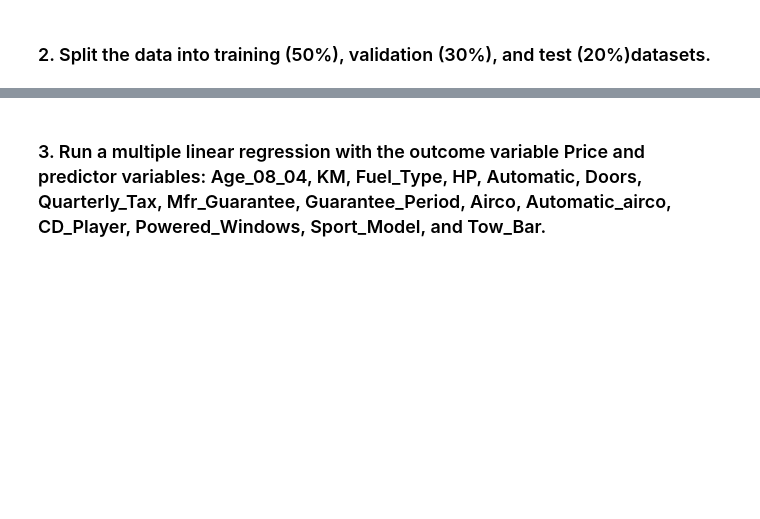
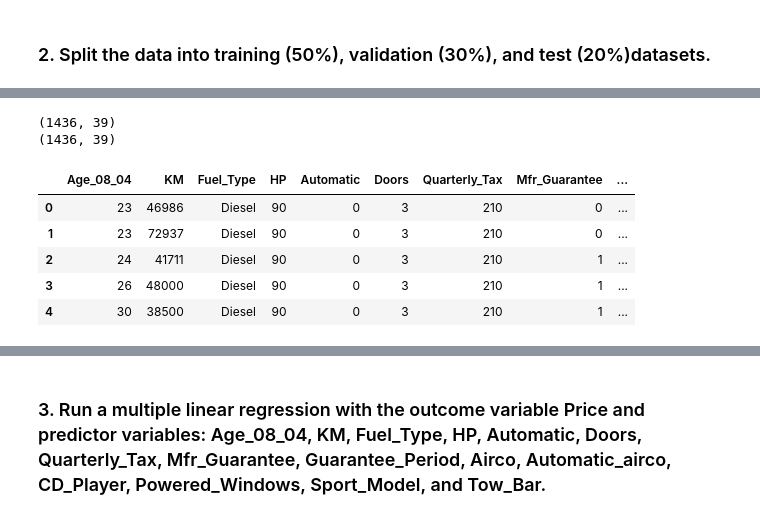
Before and after one commit to beneDesp/GLDM3002, a Jupyter notebook: finalProjectTeam2_MW.ipynb, the cells around one changed output, grey strips where cells are left out. Saved outputs shown, nothing was run; the diff lists cells and outputs as text; code cells hidden in the pictures; blank space fills up the shorter version.

Commit message:
place in tasks

```diff
--- a/finalProjectTeam2_MW.ipynb
+++ b/finalProjectTeam2_MW.ipynb
@@ -8,0 +16,31 @@
+# %%
+import pandas as pd
+
+corolla = pd.read_excel("ToyotaCorolla.xlsx", sheet_name="data")
+print(corolla.shape)
+
+# Drop any rows with missing values (if any)
+corolla = corolla.dropna()
+print(corolla.shape)
+# %% [output]
+(1436, 39)
+(1436, 39)
+# %%
+#prior to splitting data we perfrom some data preparation steps that propagate through the training, validation, and test data sets and save time performing each step individually in subsequent tasks
+
+#the first of thes steps is lmiting the columns of data to those fields listed in question 3
+
+predictors = ["Age_08_04", "KM", "Fuel_Type", "HP", "Automatic", "Doors", "Quarterly_Tax", "Mfr_Guarantee",
+"Guarantee_Period", "Airco", "Automatic_airco", "CD_Player", "Powered_Windows",
+"Sport_Model", "Tow_Bar"]
+outcome = ["Price"]
+
+corrola_data = corolla[predictors + outcome].copy()
+corrola_data.head()
+# %% [output]
+|  | Age_08_04 | KM | Fuel_Type | HP | Automatic | Doors | Quarterly_Tax | Mfr_Guarantee | ... |
+| 0 | 23 | 46986 | Diesel | 90 | 0 | 3 | 210 | 0 | ... |
+| 1 | 23 | 72937 | Diesel | 90 | 0 | 3 | 210 | 0 | ... |
+| 2 | 24 | 41711 | Diesel | 90 | 0 | 3 | 210 | 1 | ... |
+| 3 | 26 | 48000 | Diesel | 90 | 0 | 3 | 210 | 1 | ... |
+| 4 | 30 | 38500 | Diesel | 90 | 0 | 3 | 210 | 1 | ... |
```
Also changed, not shown: parts of 4 cells of this notebook.
